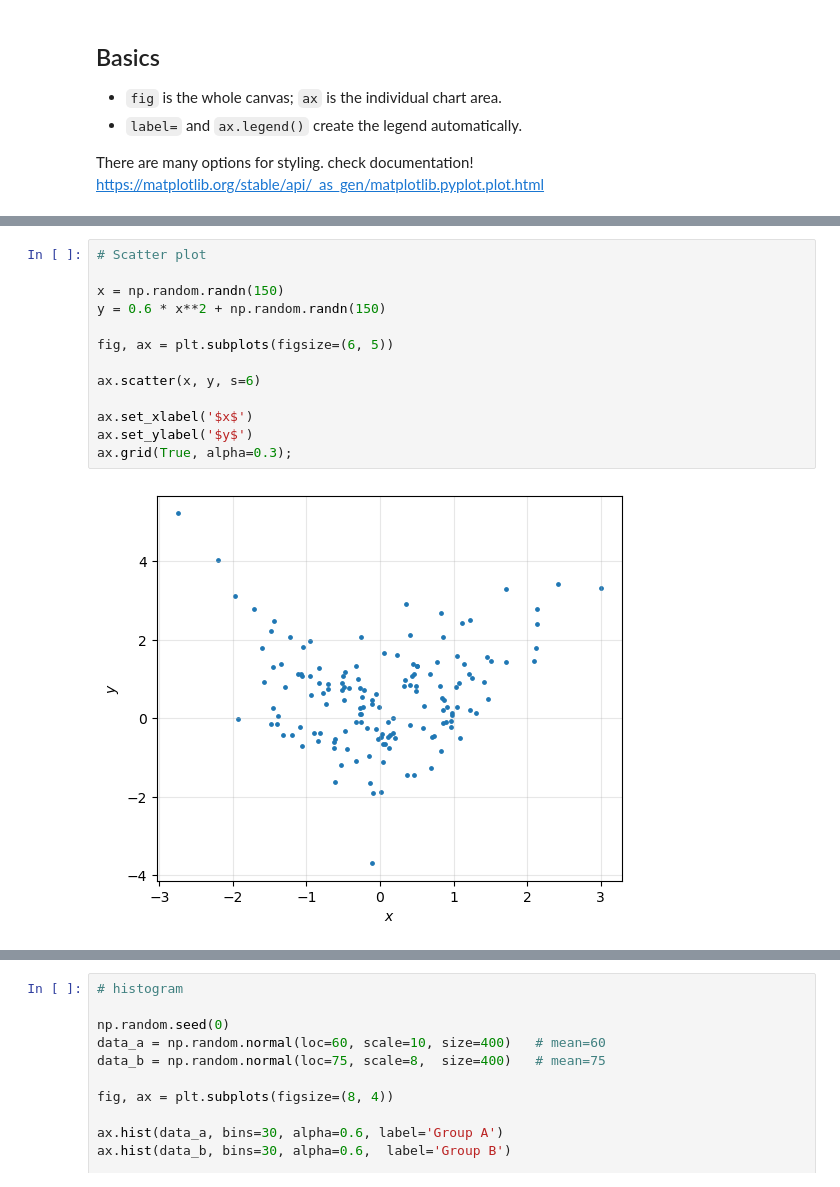
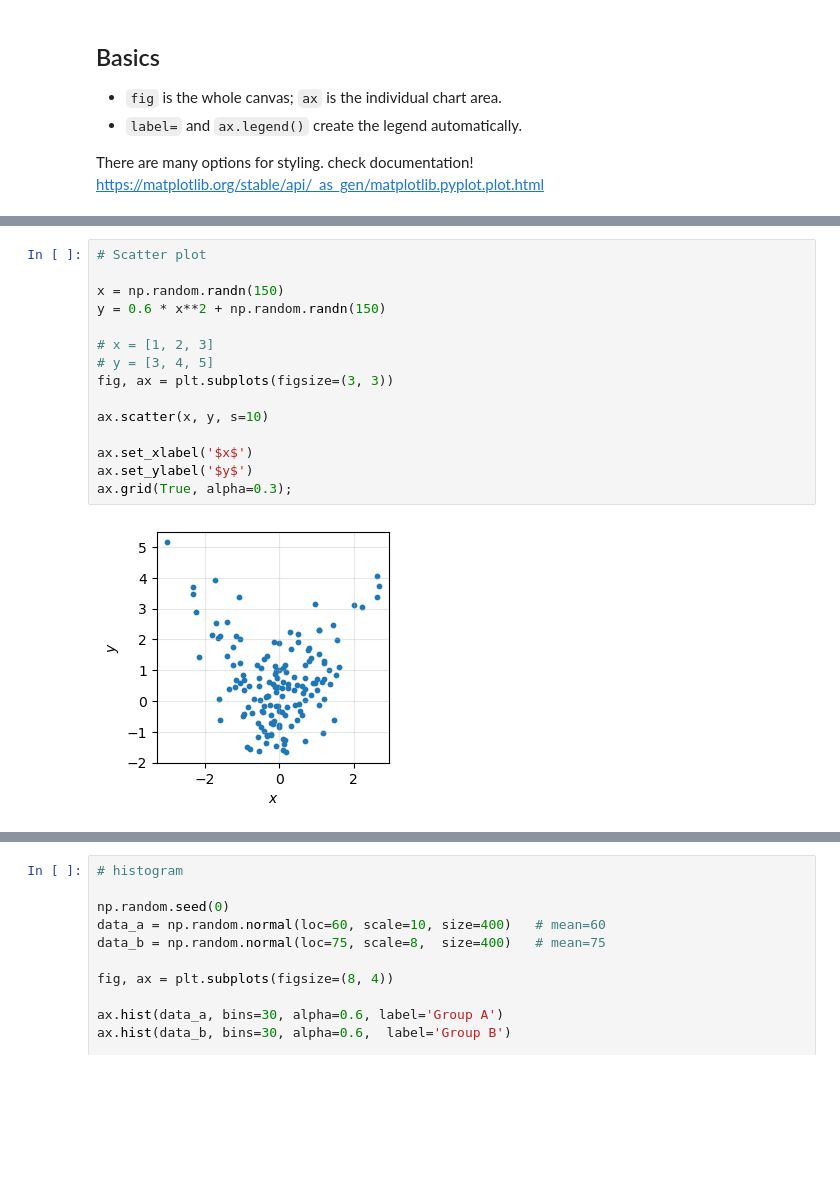
Before and after one commit to arghyadutta/intro-python-r, a Jupyter notebook: 9-matplotlib-intro.ipynb, the cells around one changed output, grey strips where cells are left out. Saved outputs shown, nothing was run; the diff lists cells and outputs as text; blank space fills up the shorter version.

```diff
--- a/9-matplotlib-intro.ipynb
+++ b/9-matplotlib-intro.ipynb
@@ -70,18 +84,20 @@ plt.grid(True, alpha=0.1); # produces a light gray background grid
 # %%
 # Scatter plot
 
 x = np.random.randn(150)
 y = 0.6 * x**2 + np.random.randn(150)
 
-fig, ax = plt.subplots(figsize=(6, 5))
+# x = [1, 2, 3]
+# y = [3, 4, 5]
+fig, ax = plt.subplots(figsize=(3, 3))
 
-ax.scatter(x, y, s=6)
+ax.scatter(x, y, s=10)
 
 ax.set_xlabel('$x$')
 ax.set_ylabel('$y$')
 ax.grid(True, alpha=0.3);
 # %% [output]
-[figure, old version]
+[figure, new version]
 # %%
 # bar plot
 
```
Also changed, not shown: parts of 4 cells of this notebook, 3 other files.
